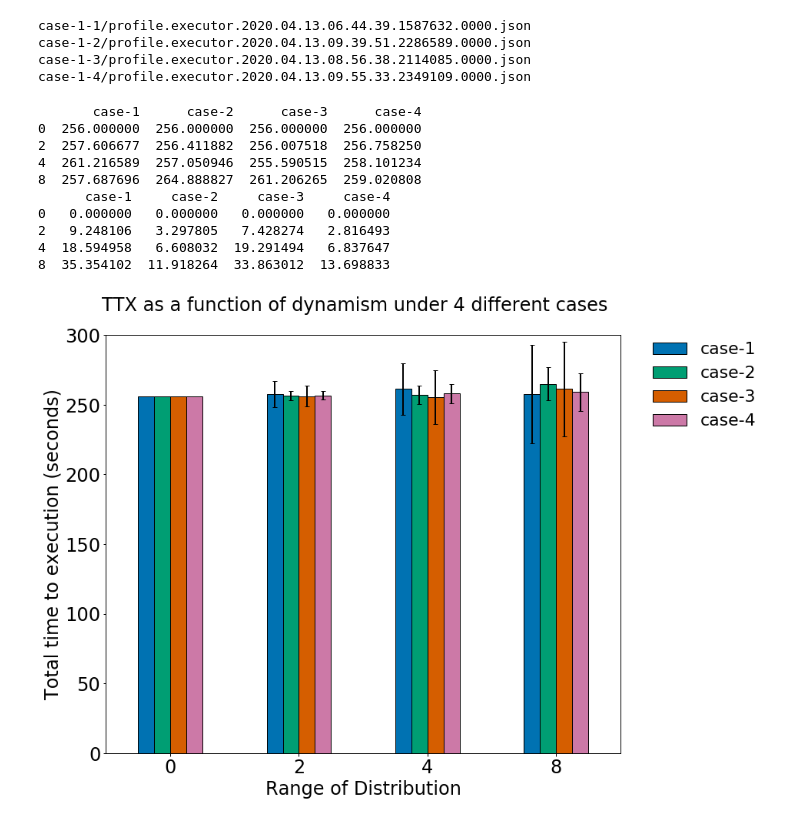
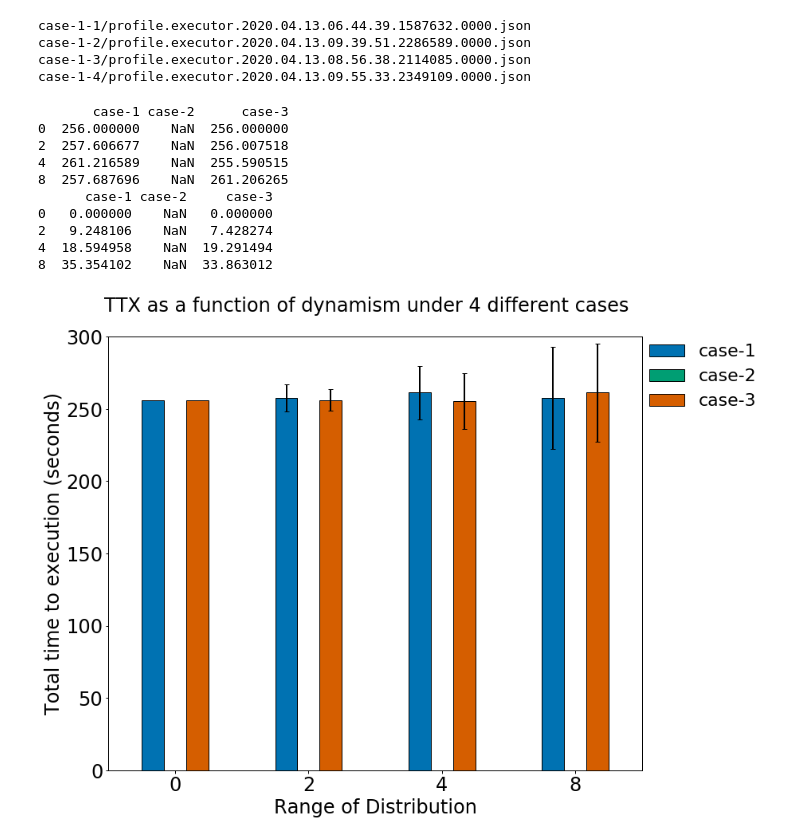
Before and after one commit to radical-cybertools/wlms_calculator, a Jupyter notebook: exps/data/varying_heterogeneity/random_criteria/uniform_dist/het_res_temporal/compare_all_4_cases.ipynb, the cells around one changed output. Saved outputs shown, nothing was run; the diff lists cells and outputs as text; code cells hidden in the pictures.

Commit message:
update figure

```diff
--- a/exps/data/varying_heterogeneity/random_criteria/uniform_dist/het_res_temporal/compare_all_4_cases.ipynb
+++ b/exps/data/varying_heterogeneity/random_criteria/uniform_dist/het_res_temporal/compare_all_4_cases.ipynb
@@ -178,19 +178,18 @@ def transform_early(dfs):
 
     return result
 # %%
-df = pd.DataFrame(columns=['case-%s'%x for x in range(1,5)], index=[0,2,4,8])
-df_err = pd.DataFrame(columns=['case-%s'%x for x in range(1,5)], index=[0,2,4,8])
+df = pd.DataFrame(columns=['case-%s'%x for x in range(1,3)], index=[0,2,4,8])
+df_err = pd.DataFrame(columns=['case-%s'%x for x in range(1,3)], index=[0,2,4,8])
 
-for case in range(1, 5):
+for case in range(1, 3):
     tmp = extract('case-1-%s'%case)
     if case==1 or case==3:
         res = transform_early(tmp)
-    else:
-        res = transform_late(tmp)
-    avgs = [res[0][0], res[2][0], res[4][0], res[8][0]]
-    stds = [res[0][1], res[2][1], res[4][1], res[8][1]]
-    df['case-%s'%case] = avgs
-    df_err['case-%s'%case] = stds
+
+        avgs = [res[0][0], res[2][0], res[4][0], res[8][0]]
+        stds = [res[0][1], res[2][1], res[4][1], res[8][1]]
+        df['case-%s'%case] = avgs
+        df_err['case-%s'%case] = stds
 # %% [output]
 case-1-1/profile.executor.2020.04.13.06.44.39.1587632.0000.json
 case-1-2/profile.executor.2020.04.13.09.39.51.2286589.0000.json
@@ -200,31 +199,47 @@ case-1-4/profile.executor.2020.04.13.09.55.33.2349109.0000.json
 print df
 print df_err
 # %% [output]
-       case-1      case-2      case-3      case-4
-0  256.000000  256.000000  256.000000  256.000000
-2  257.606677  256.411882  256.007518  256.758250
-4  261.216589  257.050946  255.590515  258.101234
-8  257.687696  264.888827  261.206265  259.020808
-      case-1     case-2     case-3     case-4
-0   0.000000   0.000000   0.000000   0.000000
-2   9.248106   3.297805   7.428274   2.816493
-4  18.594958   6.608032  19.291494   6.837647
-8  35.354102  11.918264  33.863012  13.698833
+       case-1 case-2      case-3
+0  256.000000    NaN  256.000000
+2  257.606677    NaN  256.007518
+4  261.216589    NaN  255.590515
+8  257.687696    NaN  261.206265
+      case-1 case-2     case-3
+0   0.000000    NaN   0.000000
+2   9.248106    NaN   7.428274
+4  18.594958    NaN  19.291494
+8  35.354102    NaN  33.863012
 # %%
+#fig, axes = fig_setup(1,1,(12,10), (0.35,0.35))
+#title = 'TTX as a function of dynamism under 4 different cases'
+#fig.suptitle(title, y=0.95)
+
+#ax = df.plot(ax=axes[0][0], kind='bar', yerr=df_err)
+## ax.set_xscale('log',basex=2)
+#ax.set_xticklabels([0,2,4,8], rotation=0)
+## ax.set_xticks([0,6.25,12.5,25])
+#ax.set_xlabel('Range of Distribution')
+#ax.set_ylabel('Total time to execution (seconds)')
+##ax.set_yscale('log')
+#ax.set_ylim(0,300)
+#ax.legend(loc='upper left',  ncol=1, bbox_to_anchor=(1, 1), borderaxespad=0.)
+#fname = 'ttx_4_cases.png'
+#fig.savefig('plots/%s'%fname)
+
 fig, axes = fig_setup(1,1,(12,10), (0.35,0.35))
 title = 'TTX as a function of dynamism under 4 different cases'
 fig.suptitle(title, y=0.95)
 
 ax = df.plot(ax=axes[0][0], kind='bar', yerr=df_err)
 # ax.set_xscale('log',basex=2)
 ax.set_xticklabels([0,2,4,8], rotation=0)
 # ax.set_xticks([0,6.25,12.5,25])
 ax.set_xlabel('Range of Distribution')
 ax.set_ylabel('Total time to execution (seconds)')
 #ax.set_yscale('log')
 ax.set_ylim(0,300)
-ax.legend(loc='upper left',  ncol=1, bbox_to_anchor=(1.05, 1), borderaxespad=0.)
+ax.legend(loc='upper left',  ncol=1, bbox_to_anchor=(1, 1), borderaxespad=0.)
 fname = 'ttx_4_cases.png'
-#fig.savefig('plots/%s'%fname)
+fig.savefig('plots/%s'%fname)
 # %% [output]
-[figure, old version]
+[figure, new version]
```
Also changed, not shown: 1 other file.
